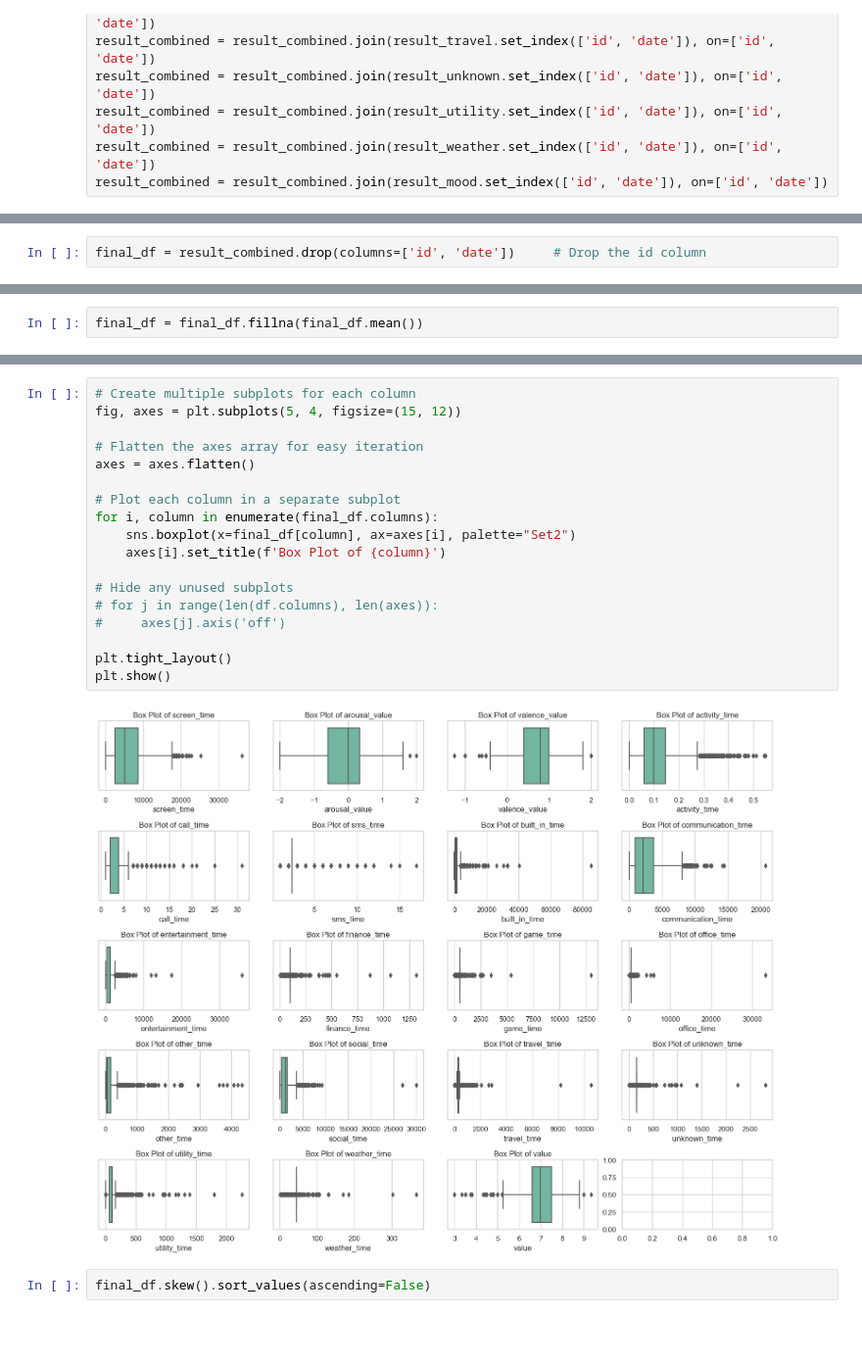
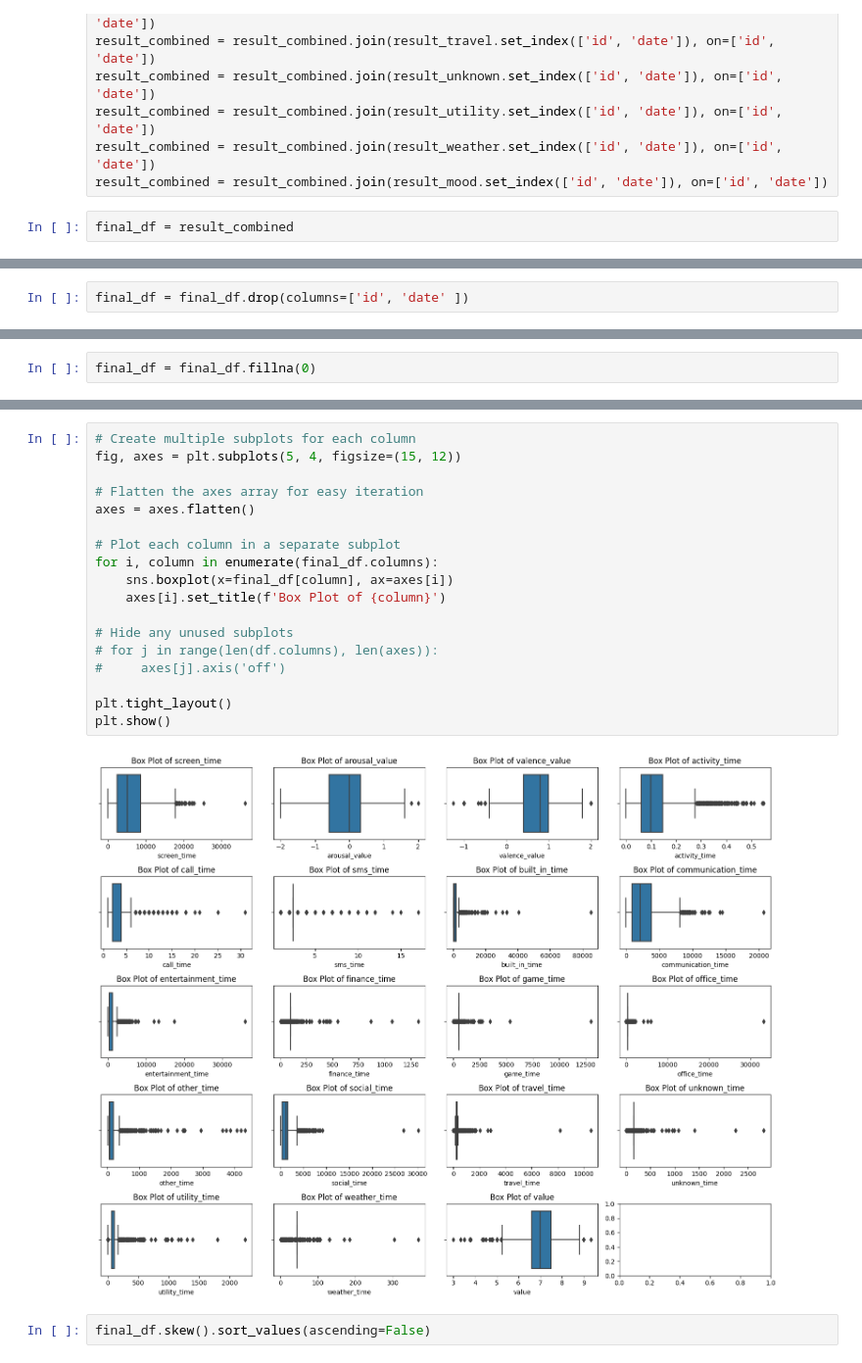
Before and after one commit to gajera-divya/Data-Mining-Techniques, a Jupyter notebook: Assignment1.ipynb, the cells around one changed output, grey strips where cells are left out. Shown at 98% size. Saved outputs shown, nothing was run; the diff lists cells and outputs as text; blank space fills up the shorter version.

```diff
--- a/Assignment1.ipynb
+++ b/Assignment1.ipynb
@@ -210,3 +272,5 @@ result_combined = result_combined.join(result_unknown.set_index(['id', 'date']),
 result_combined = result_combined.join(result_utility.set_index(['id', 'date']), on=['id', 'date'])
 result_combined = result_combined.join(result_weather.set_index(['id', 'date']), on=['id', 'date'])
 result_combined = result_combined.join(result_mood.set_index(['id', 'date']), on=['id', 'date'])
+# %%
+final_df = result_combined
@@ -213,2 +292,2 @@ result_combined = result_combined.join(result_mood.set_index(['id', 'date']), on
 # %%
-final_df = result_combined.drop(columns=['id', 'date'])     # Drop the id column
+final_df = final_df.drop(columns=['id', 'date' ])
@@ -243,5 +294,3 @@ null_counts.plot(kind='bar')
-# %%
-final_df = final_df.fillna(final_df.mean())
 # %%
 final_df.head()
 # %% [output]
@@ -264,0 +314,2 @@ plt.show()
+# %%
+final_df = final_df.fillna(0)
@@ -275,23 +530,23 @@ plt.scatter(final_df['built_in_time'], final_df['value'])
 # %%
 # Create multiple subplots for each column
 fig, axes = plt.subplots(5, 4, figsize=(15, 12))
 
 # Flatten the axes array for easy iteration
 axes = axes.flatten()
 
 # Plot each column in a separate subplot
 for i, column in enumerate(final_df.columns):
-    sns.boxplot(x=final_df[column], ax=axes[i], palette="Set2")
+    sns.boxplot(x=final_df[column], ax=axes[i])
     axes[i].set_title(f'Box Plot of {column}')
 
 # Hide any unused subplots
 # for j in range(len(df.columns), len(axes)):
 #     axes[j].axis('off')
 
 plt.tight_layout()
 plt.show()
 # %% [output]
-[figure, old version]
+[figure, new version]
 # %%
 final_df.skew().sort_values(ascending=False)
 # %% [output]
```
Also changed, not shown: parts of 43 cells of this notebook.
